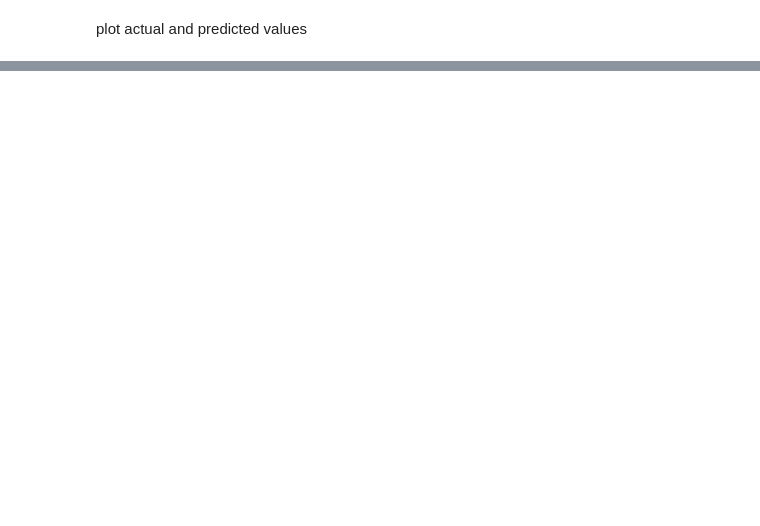
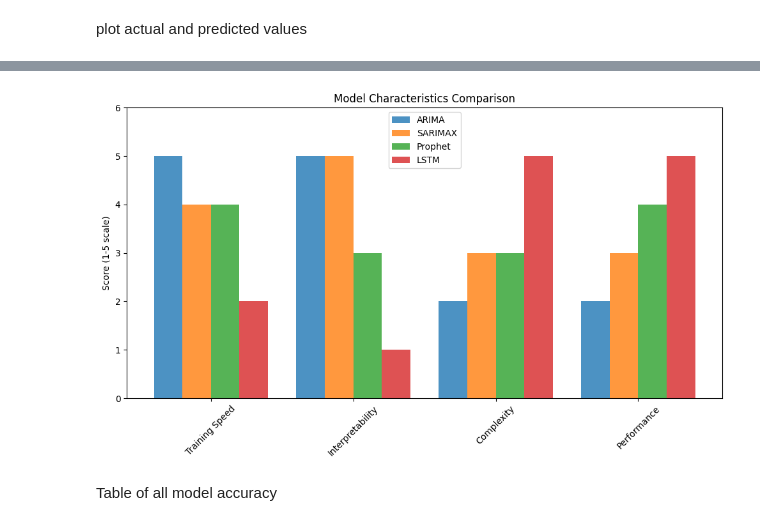
Before and after one commit to rashedulemon/TSF_Stock_Prices, a Jupyter notebook: src/main.ipynb, the cells around one changed output, grey strips where cells are left out. Saved outputs shown, nothing was run; the diff lists cells and outputs as text; code cells hidden in the pictures; blank space fills up the shorter version.

```diff
--- a/src/main.ipynb
+++ b/src/main.ipynb
@@ -426,0 +578,27 @@ plt.show()
+# %%
+characteristics = ['Training Speed', 'Interpretability', 'Complexity', 'Performance']
+arima_scores = [5, 5, 2, 2]  # High speed, high interpret, low complex, poor perf
+sarimax_scores = [4, 5, 3, 3]  # Good speed, high interpret, mod complex, mod perf
+prophet_scores = [4, 3, 3, 4]  # Good speed, mod interpret, mod complex, good perf
+lstm_scores = [2, 1, 5, 5]  # Slow, low interpret, high complex, excellent perf
+
+x_char = np.arange(len(characteristics))
+width_char = 0.2
+
+plt.figure(figsize=(10, 6))
+plt.bar(x_char - 1.5*width_char, arima_scores, width_char, label='ARIMA', alpha=0.8)
+plt.bar(x_char - 0.5*width_char, sarimax_scores, width_char, label='SARIMAX', alpha=0.8)
+plt.bar(x_char + 0.5*width_char, prophet_scores, width_char, label='Prophet', alpha=0.8)
+plt.bar(x_char + 1.5*width_char, lstm_scores, width_char, label='LSTM', alpha=0.8)
+
+plt.ylabel('Score (1-5 scale)')
+plt.title('Model Characteristics Comparison')
+plt.xticks(x_char, characteristics, rotation=45)
+plt.legend()
+plt.ylim(0, 6)
+plt.tight_layout()
+plt.show()
+# %% [output]
+[figure, added]
+# %% [markdown]
+Table of all model accuracy
```
Also changed, not shown: parts of 19 cells of this notebook.
